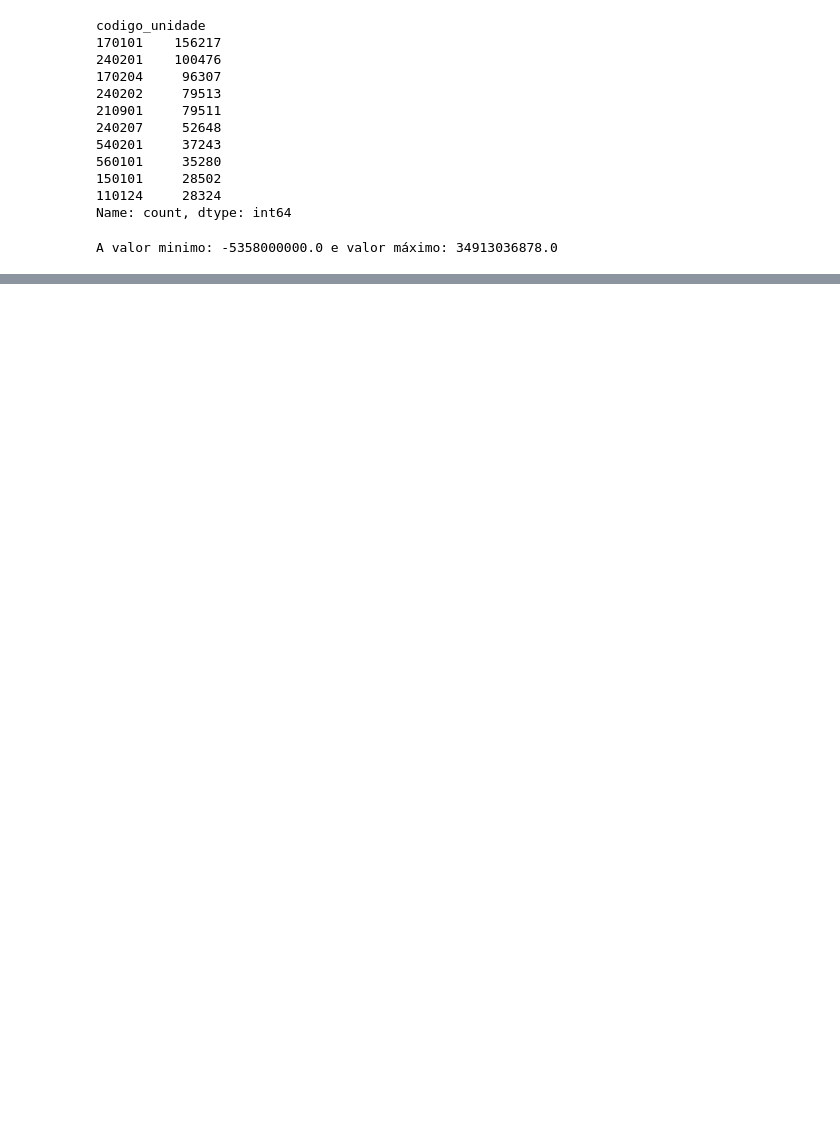
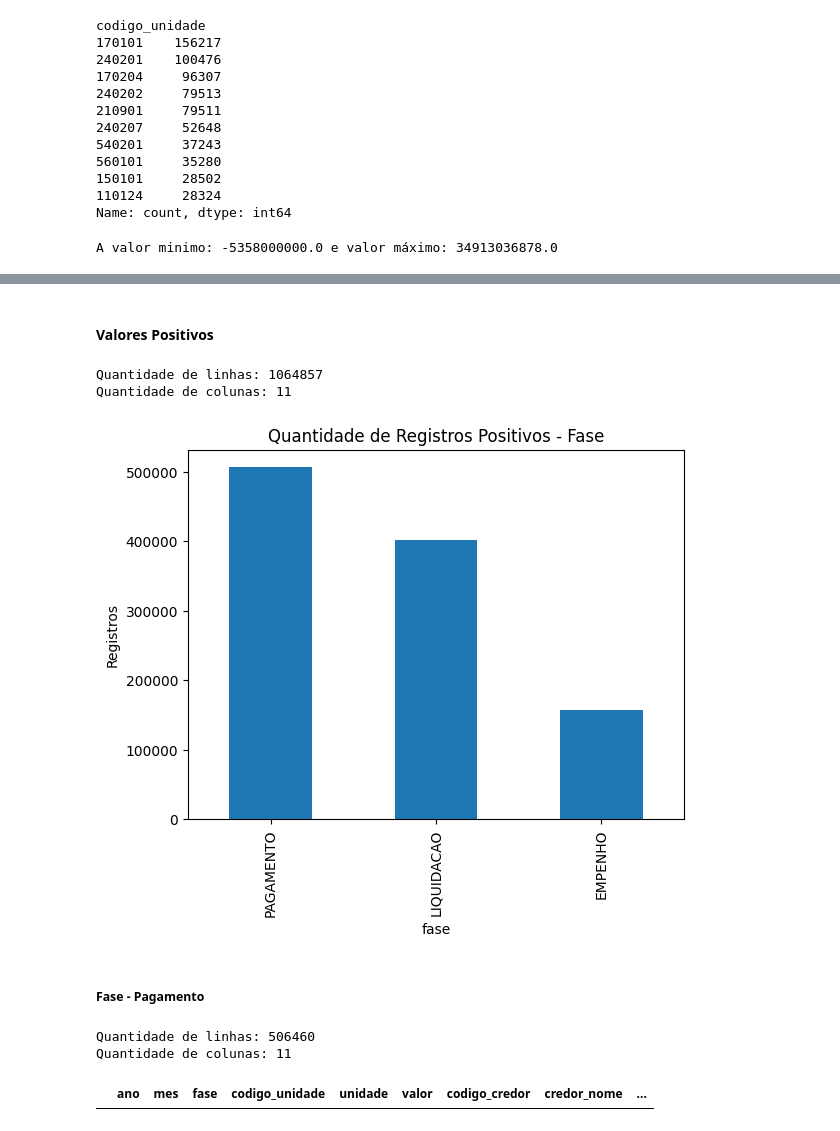
Before and after one commit to Rxz1Eaco/monografia, a Jupyter notebook: notebooks/EDA.ipynb, the cells around one changed output, grey strips where cells are left out. Drawn from its saved outputs; the diff is of its cells as text; code cells hidden in the pictures; blank space fills up the shorter version.

```diff
--- a/notebooks/EDA.ipynb
+++ b/notebooks/EDA.ipynb
@@ -209,0 +183,35 @@ display(df_percentual)
+# %% [markdown]
+#### Valores Positivos
+# %%
+valor_positivo = df[df["valor"]>0]
+qtd_linhas_valor_positivo, qtd_colunas_valor_positivo = valor_positivo.shape
+print(f"Quantidade de linhas: {qtd_linhas_valor_positivo}\nQuantidade de colunas: {qtd_colunas_valor_positivo}")
+# %% [output]
+Quantidade de linhas: 1064857
+Quantidade de colunas: 11
+# %%
+plt.title("Quantidade de Registros Positivos - Fase")
+plt.ylabel("Registros")
+plt.xlabel("fase")
+
+plt.show(valor_positivo["fase"].value_counts().plot(kind="bar"))
+# %% [output]
+[figure, added]
+# %% [markdown]
+##### Fase - Pagamento
+# %%
+valor_positivo_pagamento = valor_positivo[valor_positivo["fase"]=="PAGAMENTO"]
+
+valor_positivo_pagamento_maior_0 =valor_positivo_pagamento[valor_positivo_pagamento["valor"]>0]
+
+#display(valor_positivo_pagamento_maior_0.head(2))
+
+qtd_linhas_valor_positivo_pagamento_maior_0, qtd_colunas_valor_positivo_pagamento_maior_0 = valor_positivo_pagamento_maior_0.shape
+print(f"Quantidade de linhas: {qtd_linhas_valor_positivo_pagamento_maior_0}\nQuantidade de colunas: {qtd_colunas_valor_positivo_pagamento_maior_0}")
+# %% [output]
+Quantidade de linhas: 506460
+Quantidade de colunas: 11
+# %%
+display(valor_positivo_pagamento_maior_0[valor_positivo_pagamento_maior_0["valor"]<=0])
+# %% [output]
+|  | ano | mes | fase | codigo_unidade | unidade | valor | codigo_credor | credor_nome | ... |
```
Also changed, not shown: parts of 17 cells of this notebook.
